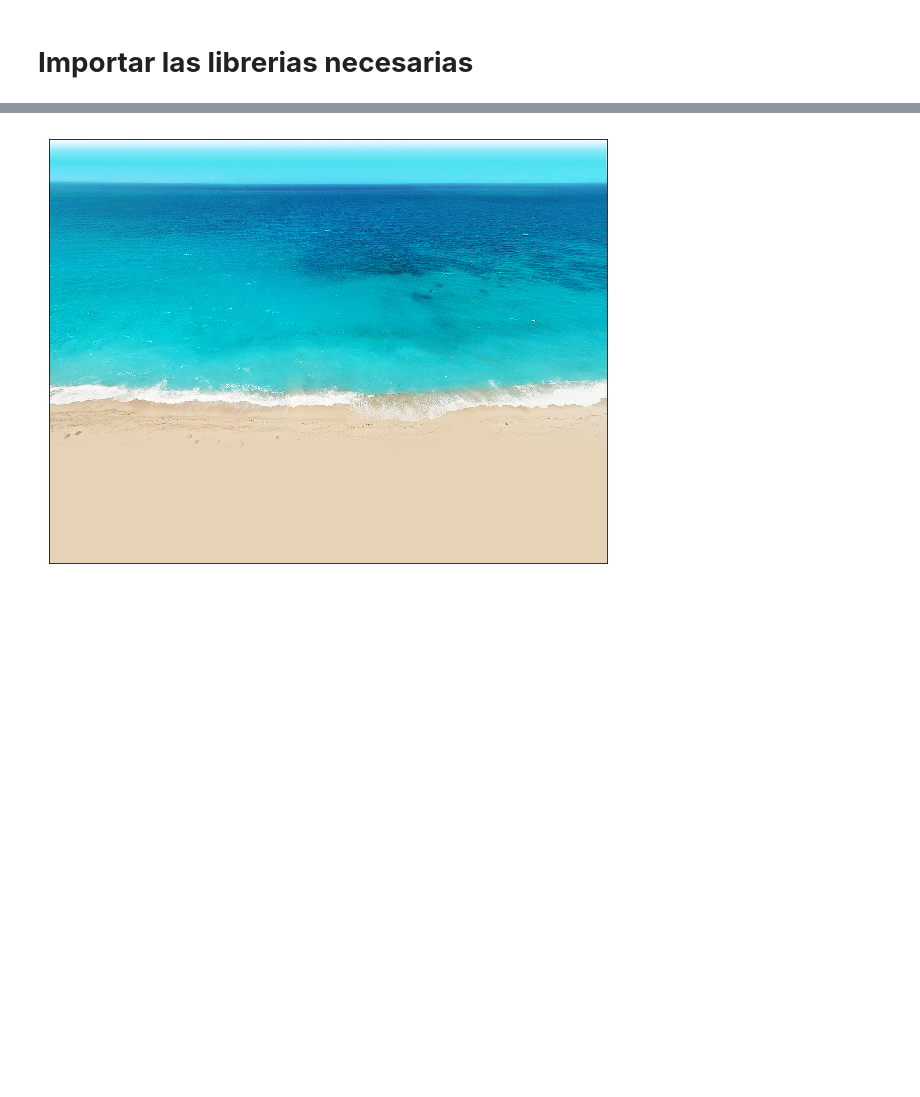
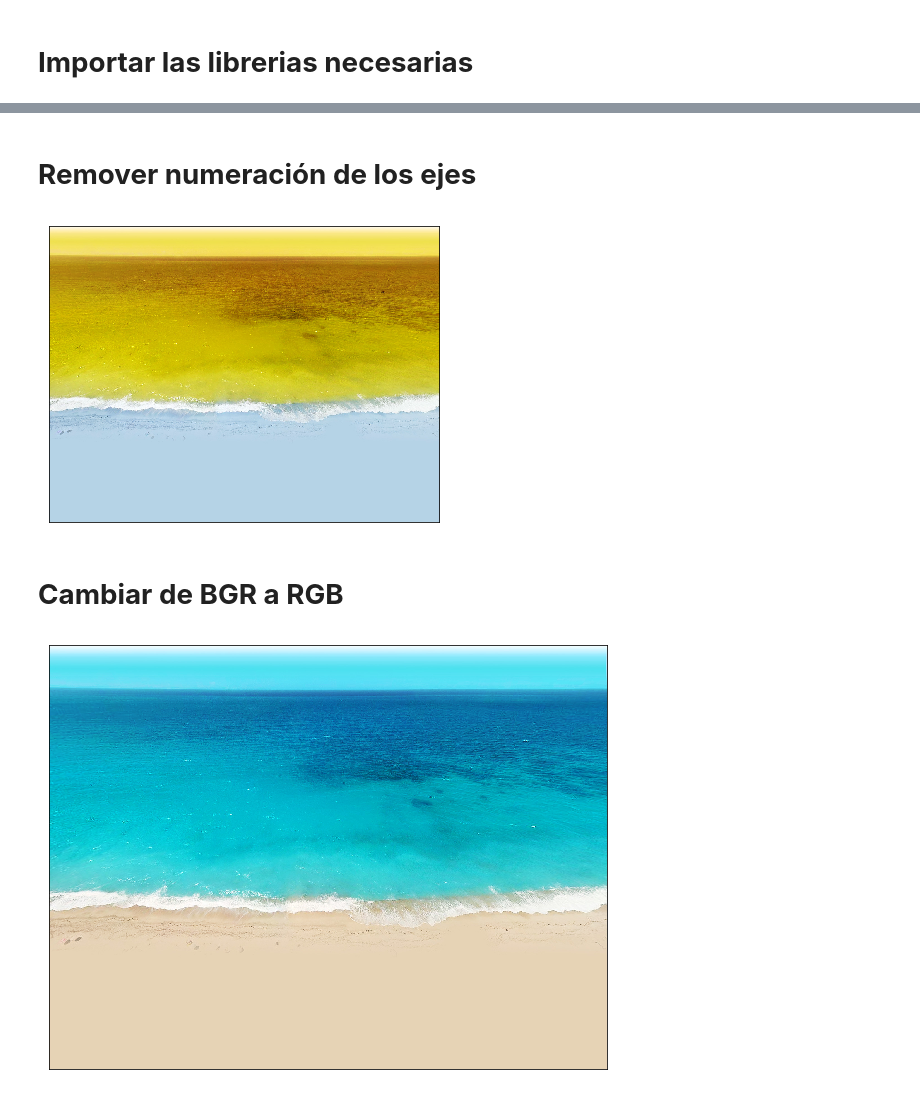
Before and after one commit to waltermayor/DigitalImageProcessing_colab, a Jupyter notebook: Clase1.ipynb, the cells around one changed output, grey strips where cells are left out. Cells and saved outputs as stored; diff of their text form; code cells hidden in the pictures; blank space fills up the shorter version.

```diff
--- a/Clase1.ipynb
+++ b/Clase1.ipynb
@@ -32,3 +39,15 @@ plt.show()
+# %% [markdown]
+# **Remover numeración de los ejes**
+# %%
+plt.figure(figsize=(7,7))
+plt.imshow(img_BGR)
+plt.xticks([])
+plt.yticks([])
+plt.show()
+# %% [output]
+[figure, added]
+# %% [markdown]
+# **Cambiar de BGR a RGB**
 # %%
 # pasar la imagen a rgb
 img_RGB=cv2.cvtColor(img_BGR,cv2.COLOR_BGR2RGB)
```
Also changed, not shown: parts of 12 cells of this notebook.
